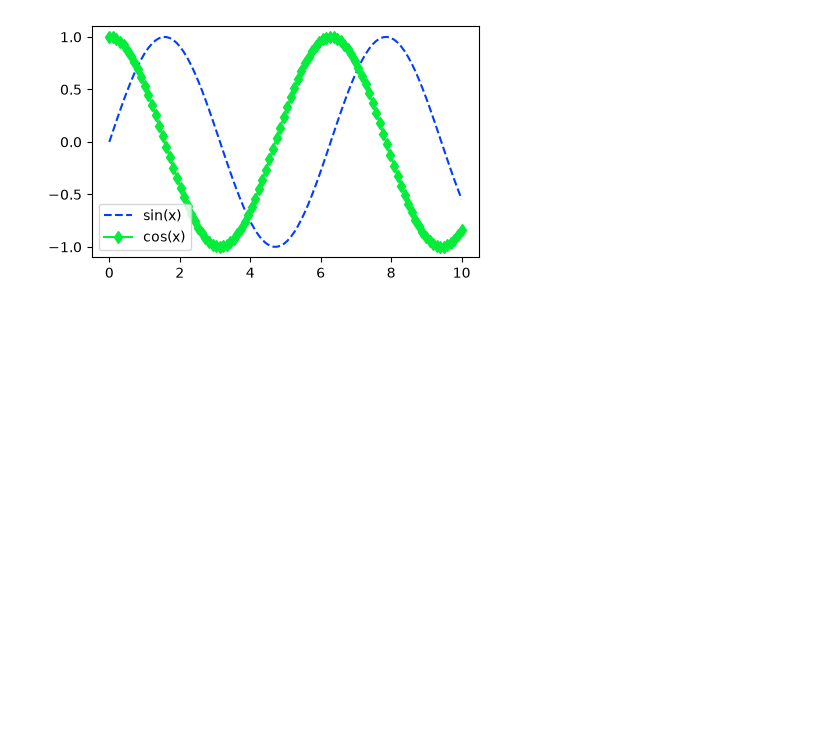
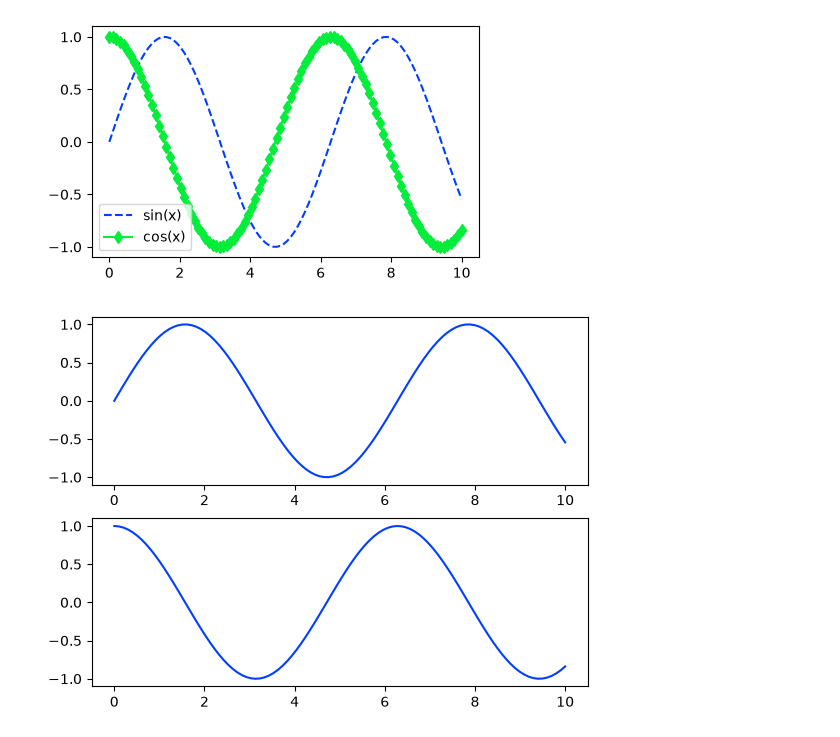
Before and after one commit to jayrajdabhi/matplotlib, a Jupyter notebook: mlp.ipynb, the cells around one changed output. Cells and saved outputs as stored; diff of their text form; code cells hidden in the pictures; blank space fills up the shorter version.

```diff
--- a/mlp.ipynb
+++ b/mlp.ipynb
@@ -51,3 +51,15 @@ jayraj
 [figure]
 # %%
 jayraj.savefig('jayraj.png')
+# %%
+plt.figure()
+
+plt.subplot(2,1,1)
+plt.plot(x,y)
+
+plt.subplot(2,1,2)
+plt.plot(x, np.cos(x))
+
+plt.show()
+# %% [output]
+[figure, added]
```
Also changed, not shown: parts of 3 cells of this notebook.
